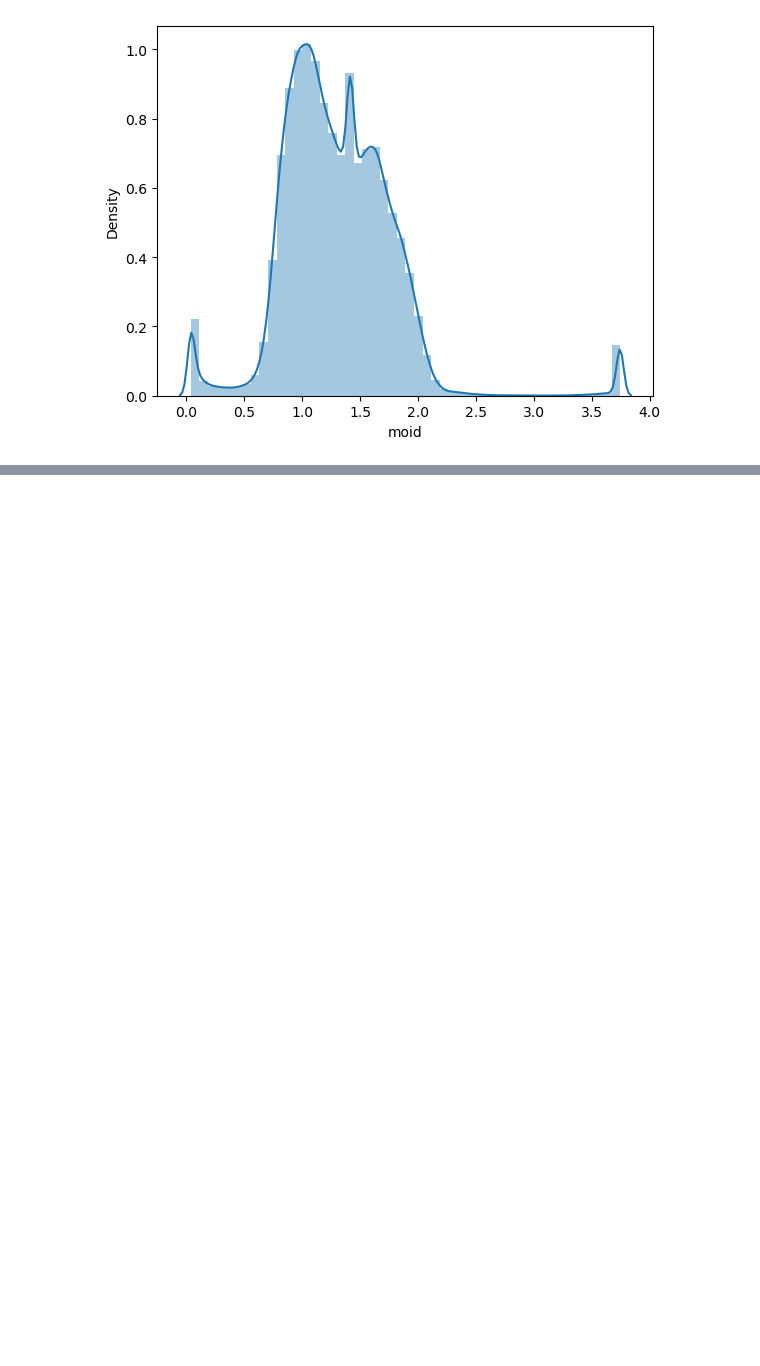
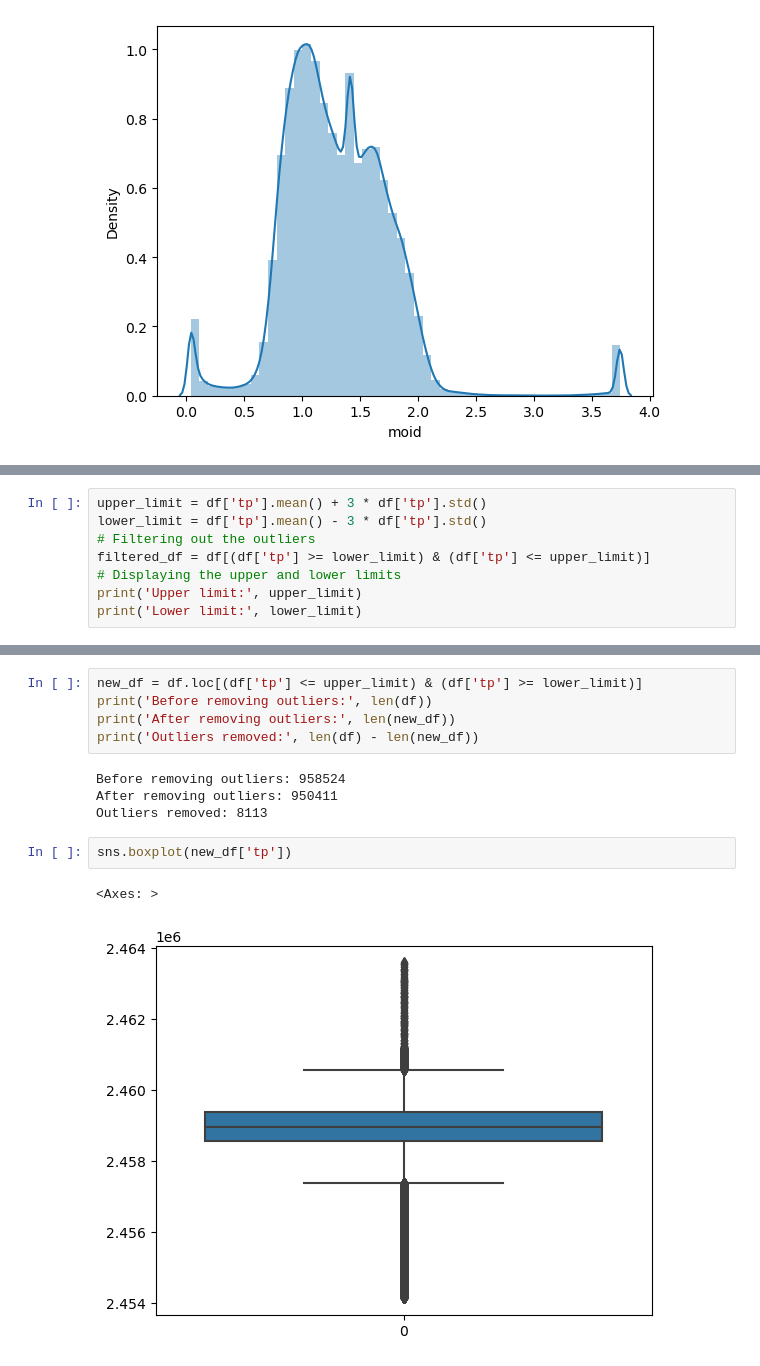
Before and after one commit to agnishde/Asteroid-orbit-classification, a Jupyter notebook: Asteroid Data analysis and Classification.ipynb, the cells around one changed output, grey strips where cells are left out. Drawn from its saved outputs; the diff is of its cells as text; blank space fills up the shorter version.

Commit message:
outliers removal

```diff
--- a/Asteroid Data analysis and Classification.ipynb
+++ b/Asteroid Data analysis and Classification.ipynb
@@ -531,0 +567,8 @@ https://gist.github.com/mwaskom/de44147ed2974457ad6372750bbe5751
+# %%
+upper_limit = df['tp'].mean() + 3 * df['tp'].std()
+lower_limit = df['tp'].mean() - 3 * df['tp'].std()
+# Filtering out the outliers
+filtered_df = df[(df['tp'] >= lower_limit) & (df['tp'] <= upper_limit)]
+# Displaying the upper and lower limits
+print('Upper limit:', upper_limit)
+print('Lower limit:', lower_limit)
@@ -531,0 +594,14 @@ https://gist.github.com/mwaskom/de44147ed2974457ad6372750bbe5751
+# %%
+new_df = df.loc[(df['tp'] <= upper_limit) & (df['tp'] >= lower_limit)]
+print('Before removing outliers:', len(df))
+print('After removing outliers:', len(new_df))
+print('Outliers removed:', len(df) - len(new_df))
+# %% [output]
+Before removing outliers: 958524
+After removing outliers: 950411
+Outliers removed: 8113
+# %%
+sns.boxplot(new_df['tp'])
+# %% [output]
+<Axes: >
+[figure, added]
```
Also changed, not shown: parts of 62 cells of this notebook.
